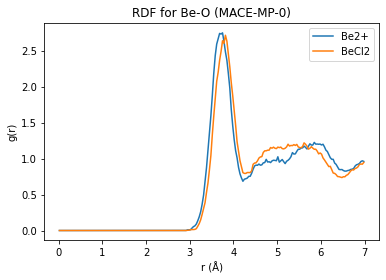
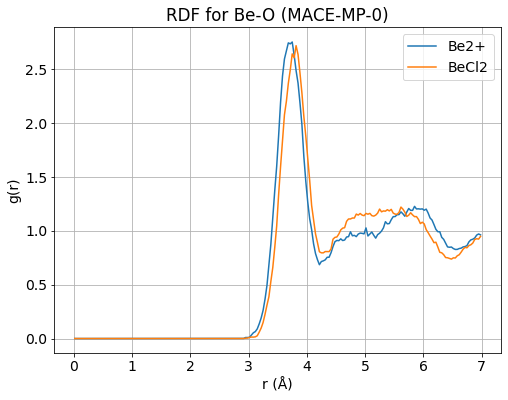
Code edit (unified diff) that turned the first committed figure into the second:
--- before
+++ after
@@ -1,8 +1,10 @@
-plt.figure()
+plt.rcParams.update({'font.size': 14})
+fig, ax = plt.subplots(figsize=(8, 6))
 for key, data in MP0_data.items():
-    plt.plot(data['# Distance / pm']/100, data['  g(r)'], label=key)
-plt.title(f'RDF for Be-O (MACE-MP-0)')
-plt.xlabel('r (Å)')
-plt.ylabel('g(r)')
-plt.legend()
+    ax.plot(data['# Distance / pm']/100, data['  g(r)'], label=key)
+ax.set_title(f'RDF for Be-O (MACE-MP-0)')
+ax.set_xlabel('r (Å)')
+ax.set_ylabel('g(r)')
+ax.legend()
+ax.grid()
 plt.show()

Commit: bigger figs